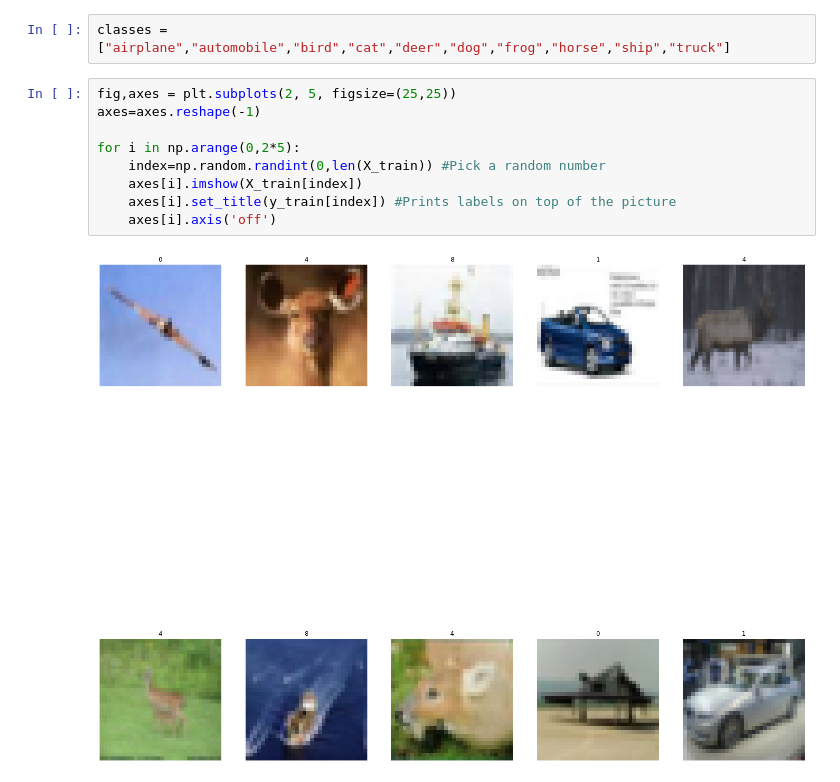
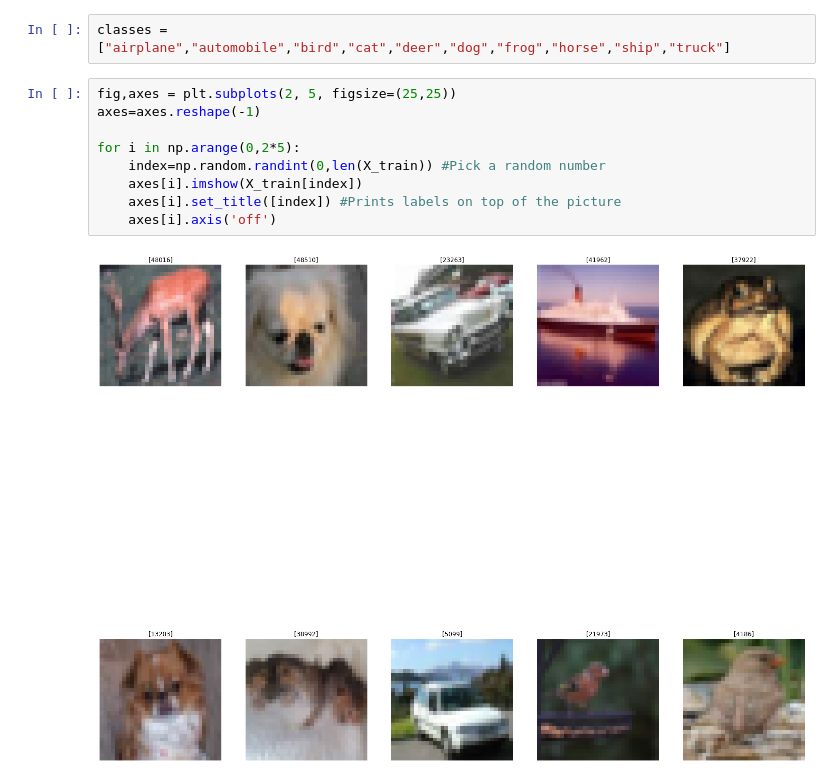
Before and after one commit to Abhijeetghadge/ITNPAI1_Abhijeet_3022255, a Jupyter notebook: Task B.ipynb, the cells around one changed output. Drawn from its saved outputs; the diff is of its cells as text.

```diff
--- a/Task B.ipynb
+++ b/Task B.ipynb
@@ -52,11 +55,11 @@ classes = ["airplane","automobile","bird","cat","deer","dog","frog","horse","shi
 # %%
 fig,axes = plt.subplots(2, 5, figsize=(25,25))
 axes=axes.reshape(-1)
 
 for i in np.arange(0,2*5):
     index=np.random.randint(0,len(X_train)) #Pick a random number
     axes[i].imshow(X_train[index])
-    axes[i].set_title(y_train[index]) #Prints labels on top of the picture
+    axes[i].set_title([index]) #Prints labels on top of the picture
     axes[i].axis('off')
 # %% [output]
-[figure, old version]
+[figure, new version]
```
Also changed, not shown: parts of 14 cells of this notebook.
